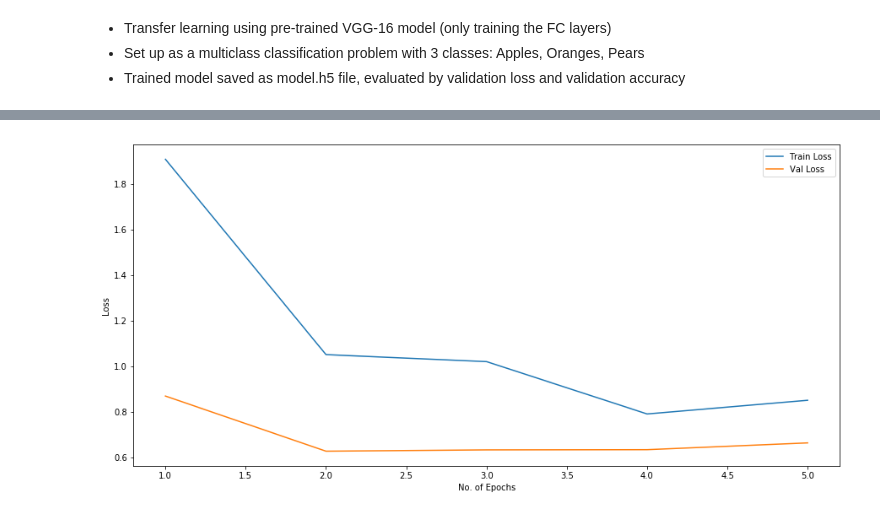
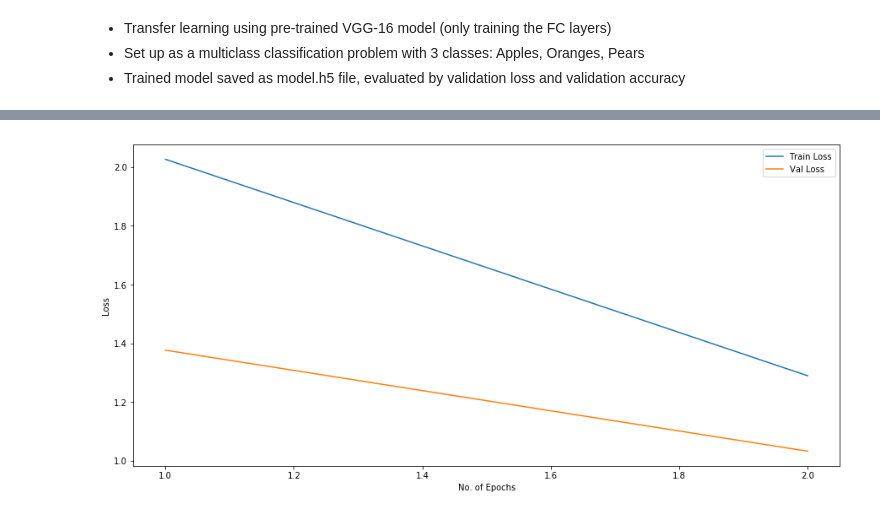
Before and after one commit to lylin17/fruit_class, a Jupyter notebook: model/fruit_class.ipynb, the cells around one changed output, grey strips where cells are left out. Drawn from its saved outputs; the diff is of its cells as text; code cells hidden in the pictures.

```diff
--- a/model/fruit_class.ipynb
+++ b/model/fruit_class.ipynb
@@ -205,0 +97,18 @@ Epoch 5/5
+# %%
+#Define model utils for training model (Image generator for data augmentation, learning rate schedule and model save checkpoint)
+
+## Image generator
+# rotation_range(int): rotation range for data augmentation
+# horizontal_flip(bool): whether to include horizontal flip for data augmentation
+
+## Model save checkpoint
+# model_save(str): file name for model file to be saved at checkpoint
+# monitor(str): metric to monitor to determine best model
+# mode(str): mode for monitor metric
+# period(int): number of epochs to check best checkpoint
+
+model.model_utils(rotation_range=10, horizontal_flip=True,
+                    model_save='model.h5', monitor='val_loss', mode='min', period=1)
+
+#model_fit
+model.fit(x_train, y_train, x_val, y_val, batch_size=8, epochs=2, verbose=1)
@@ -206,24 +120,28 @@ Epoch 5/5
 # %%
 #Learning Curves
+def plot_learning_curves(modelfit):
+    '''Plot learning curves of model during training'''
 
-#Get data from modelfit and put them into a summary dataframe
-trainloss = pd.DataFrame(modelfit.history['loss'])
-trainacc = pd.DataFrame(modelfit.history['acc'])
-valloss = pd.DataFrame(modelfit.history['val_loss'])
-valacc = pd.DataFrame(modelfit.history['val_acc'])
+    #Get data from modelfit and put them into a summary dataframe
+    trainloss = pd.DataFrame(modelfit.history['loss'])
+    trainacc = pd.DataFrame(modelfit.history['acc'])
+    valloss = pd.DataFrame(modelfit.history['val_loss'])
+    valacc = pd.DataFrame(modelfit.history['val_acc'])
 
-summary = pd.concat([trainloss,trainacc,valloss,valacc],axis=1)
-summary.columns = ["train loss","train acc","val loss","val acc"]
+    summary = pd.concat([trainloss,trainacc,valloss,valacc],axis=1)
+    summary.columns = ["train loss","train acc","val loss","val acc"]
 
-#Plot learning curves
-f, ax = plt.subplots(figsize=(15, 7))
-plt.plot(summary.index+1,summary['train loss'],label='Train Loss')
-plt.plot(summary.index+1,summary['val loss'],label='Val Loss')
-x_axis = plt.xlabel('No. of Epochs')
-y_axis = plt.ylabel('Loss')
-plt.legend()
-plt.show()
+    #Plot learning curves
+    f, ax = plt.subplots(figsize=(15, 7))
+    plt.plot(summary.index+1,summary['train loss'],label='Train Loss')
+    plt.plot(summary.index+1,summary['val loss'],label='Val Loss')
+    x_axis = plt.xlabel('No. of Epochs')
+    y_axis = plt.ylabel('Loss')
+    plt.legend()
+    plt.show()
+
+plot_learning_curves(model.modelfit)
 # %% [output]
-[figure, old version]
+[figure, new version]
 # %%
 #Evaluate model saved in h5 file
```
Also changed, not shown: parts of 11 cells of this notebook, 6 other files.
